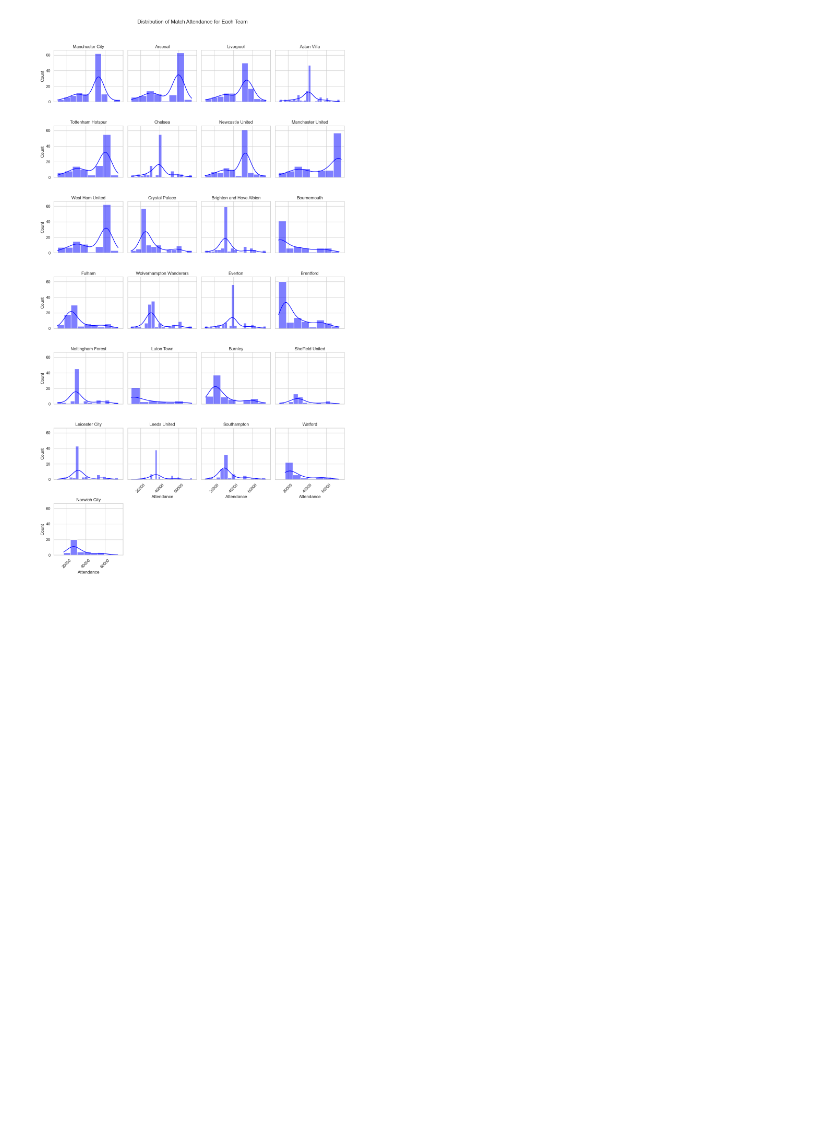
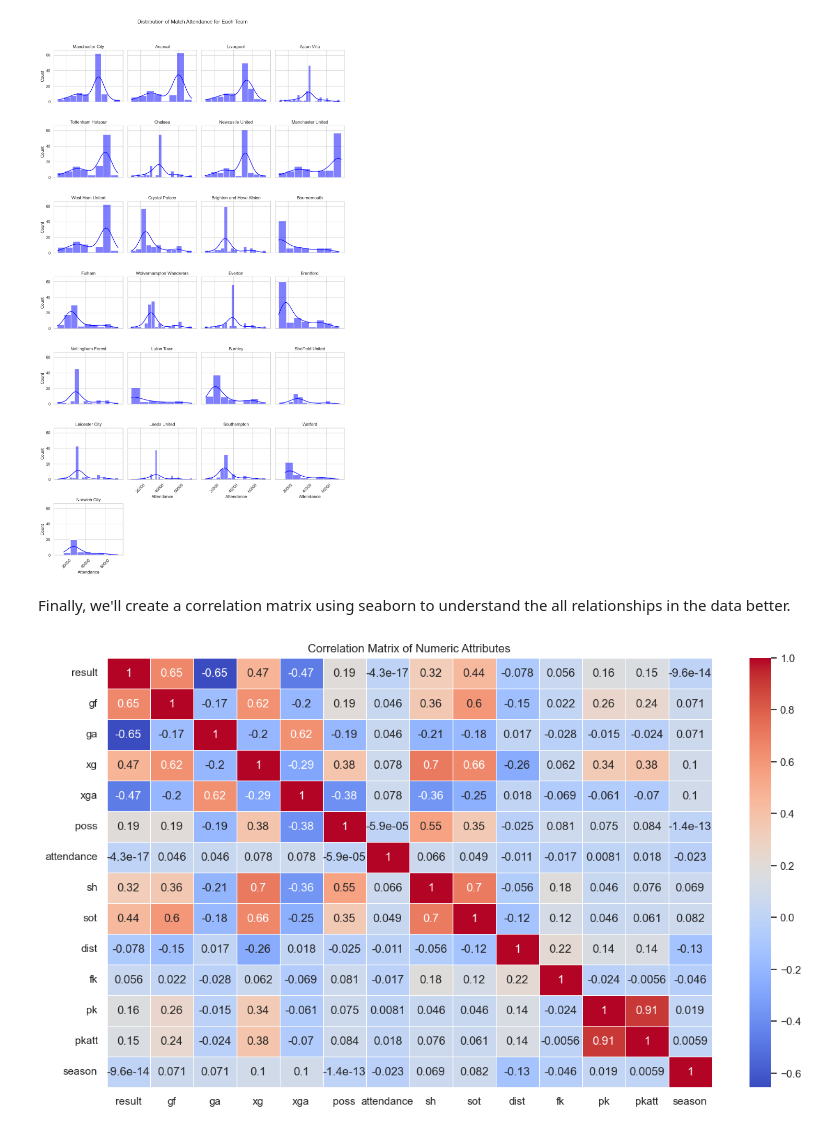
Before and after one commit to arjuna26/CPSC322-final, a Jupyter notebook: mining.ipynb, the cells around one changed output. Drawn from its saved outputs; the diff is of its cells as text; code cells hidden in the pictures; blank space fills up the shorter version.

```diff
--- a/mining.ipynb
+++ b/mining.ipynb
@@ -137,3 +137,15 @@ plt.tight_layout()
 plt.show()
 # %% [output]
 [figure]
+# %% [markdown]
+Finally, we'll create a correlation matrix using seaborn to understand the all relationships in the data better.
+# %%
+# Select only numeric columns from the dataset for correlation
+numeric_data = data.select_dtypes(include=['float64', 'int64'])
+
+plt.figure(figsize=(14, 8))
+sns.heatmap(numeric_data.corr(), annot=True, cmap='coolwarm', linewidths=0.5)
+plt.title('Correlation Matrix of Numeric Attributes')
+plt.show()
+# %% [output]
+[figure, added]
```
Also changed, not shown: parts of 4 cells of this notebook, 2 other files.
